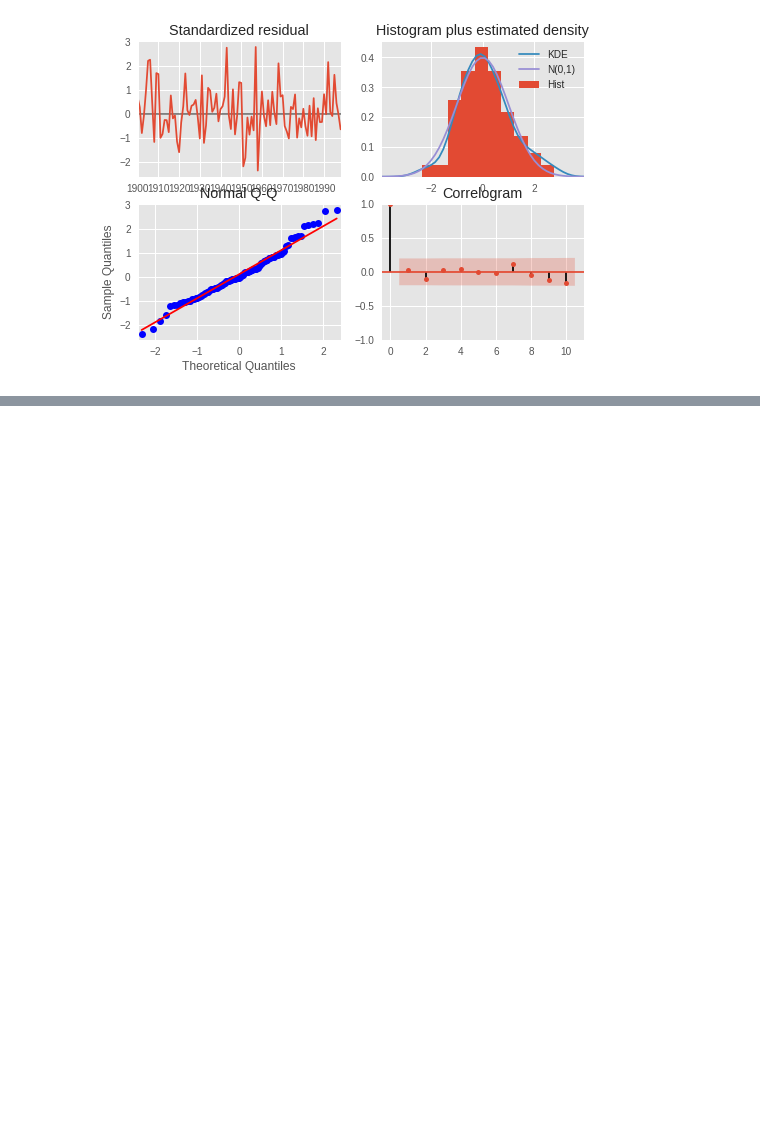
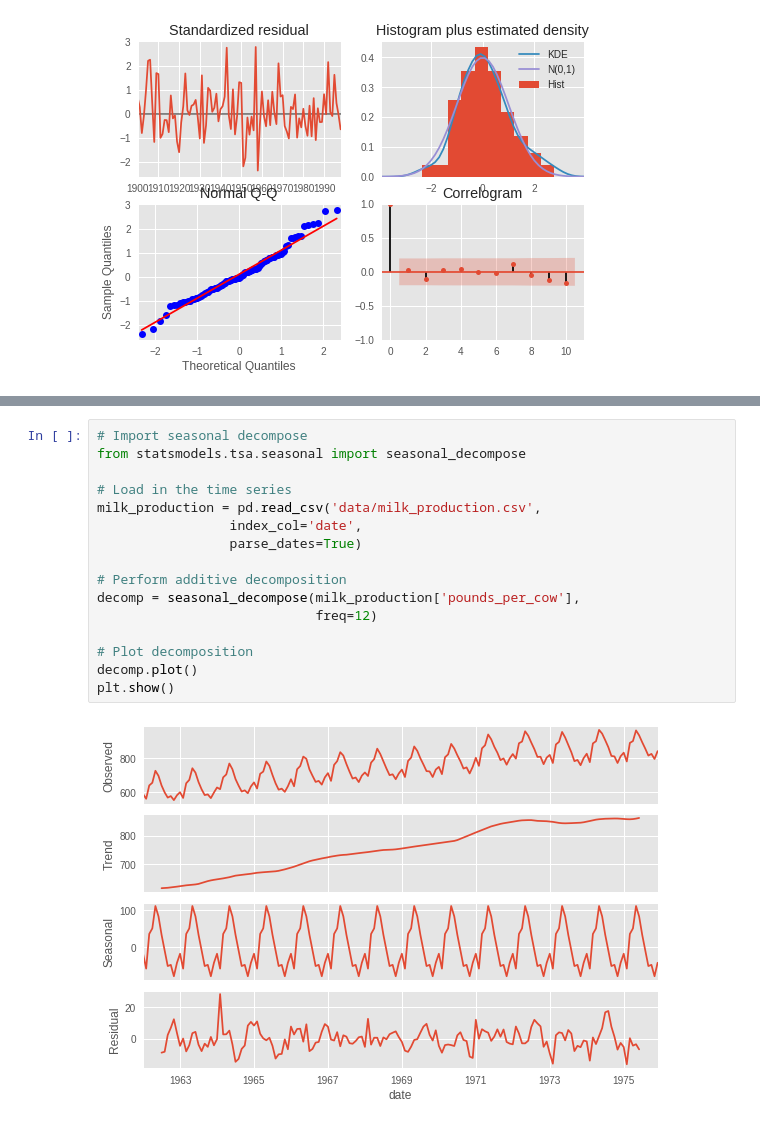
Before and after one commit to sagnikrana/Time-Series-Forecasting, a Jupyter notebook: Forecasting using ARIMA Model.ipynb, the cells around one changed output, grey strips where cells are left out. Drawn from its saved outputs; the diff is of its cells as text; blank space fills up the shorter version.

```diff
--- a/Forecasting using ARIMA Model.ipynb
+++ b/Forecasting using ARIMA Model.ipynb
@@ -588,0 +600,18 @@ plt.show()
+# %%
+# Import seasonal decompose
+from statsmodels.tsa.seasonal import seasonal_decompose
+
+# Load in the time series
+milk_production = pd.read_csv('data/milk_production.csv',
+                 index_col='date',
+                 parse_dates=True)
+
+# Perform additive decomposition
+decomp = seasonal_decompose(milk_production['pounds_per_cow'],
+                            freq=12)
+
+# Plot decomposition
+decomp.plot()
+plt.show()
+# %% [output]
+[figure, added]
```
Also changed, not shown: parts of 15 cells of this notebook.
